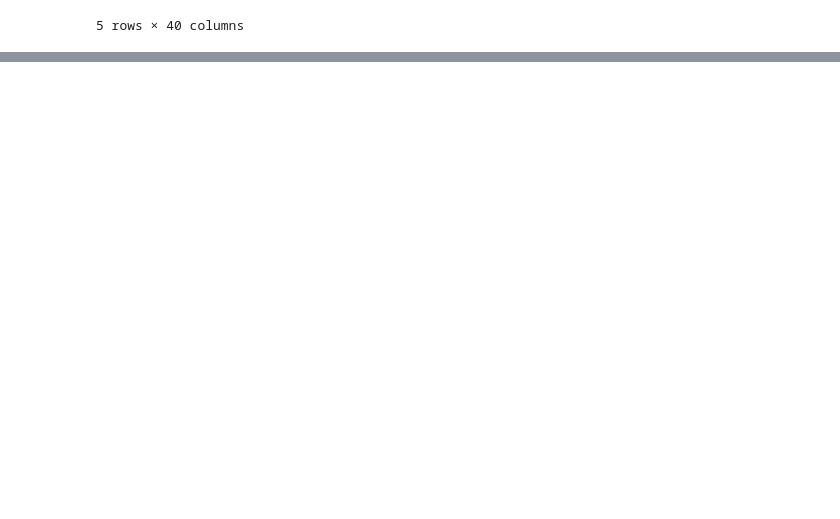
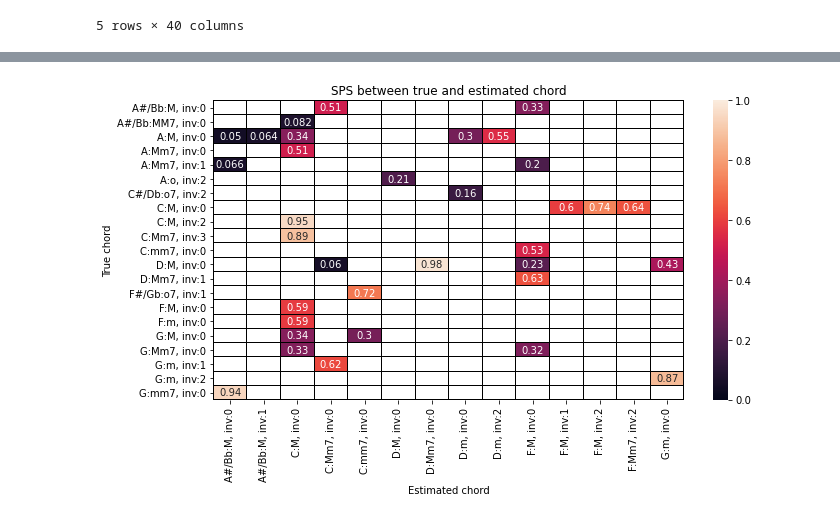
Before and after one commit to DCMLab/chord-eval, a Jupyter notebook: comparison.ipynb, the cells around one changed output, grey strips where cells are left out. Saved outputs shown, nothing was run; the diff lists cells and outputs as text; code cells hidden in the pictures; blank space fills up the shorter version.

Commit message:
program comparaison and corpus output analysis

```diff
--- a/comparison.ipynb
+++ b/comparison.ipynb
@@ -261,0 +356,15 @@ plt.show()
+# %%
+SKn7_df = pd.read_csv('./output_sps_kse-100/Schumann-Kinderszenen/n07_results.tsv',
+                      sep='\t', index_col=0, converters={'duration': Fraction})
+
+SKn7_df['gt_chord_type'] = SKn7_df['gt_chord_type'].apply(lambda r : ChordType[r.split(".")[1]])
+SKn7_df['est_chord_type'] = SKn7_df['est_chord_type'].apply(lambda r : ChordType[r.split(".")[1]])
+SKn7_df['sps_distance'] = SKn7_df.apply(lambda r : chord_SPS(r.gt_chord_root,
+                                                             r.est_chord_root,
+                                                             r.gt_chord_type,
+                                                             r.est_chord_type,
+                                                             r.gt_chord_inv,
+                                                             r.est_chord_inv
+                                                            )[0], axis=1)
+
+SKn7_df['sps_accuracy'] = SKn7_df['sps_distance'].apply(lambda sps :1-sps)
@@ -261,0 +375,4 @@ plt.show()
+# %%
+SPS_false_est_df = SKn7_df.query('full_correct == False')
+SPS_false_est_df = SPS_false_est_df[['gt_chord', 'est_chord','sps_accuracy']].drop_duplicates()
+SPS_false_est_df
@@ -261,0 +397,12 @@ plt.show()
+# %%
+SPS_false_est_df = SPS_false_est_df.pivot(index='gt_chord', columns='est_chord', values='sps_accuracy')
+# %%
+fig, axs = plt.subplots(1,1,figsize = (10,6))
+
+sns.heatmap(SPS_false_est_df, annot=True, vmin = 0, vmax = 1, ax = axs,
+            linecolor = 'black', linewidths = 0.005)
+
+axs.set(title='SPS between true and estimated chord', xlabel='Estimated chord', ylabel='True chord')
+fig.tight_layout()
+# %% [output]
+[figure, added]
```
Also changed, not shown: parts of 24 cells of this notebook.
